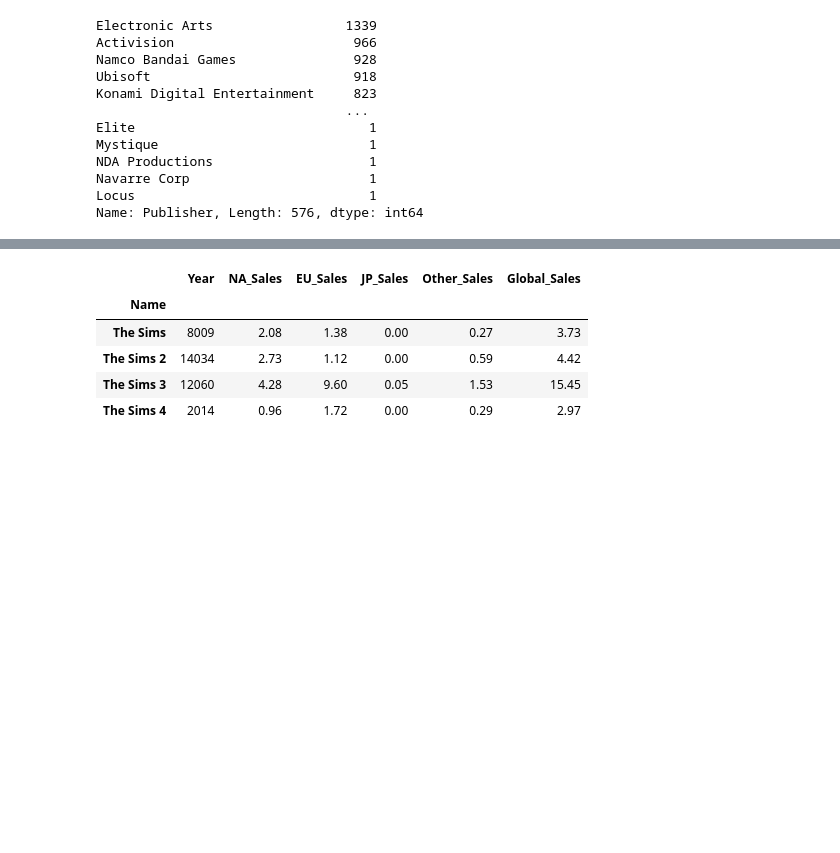
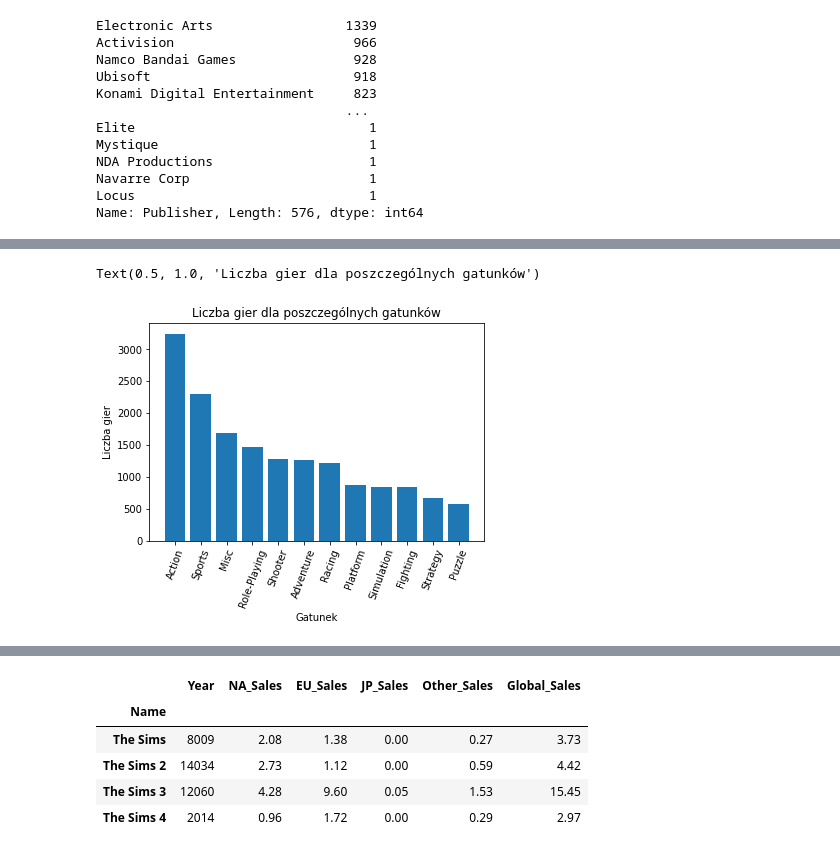
Before and after one commit to lukabr265/awd, a Jupyter notebook: projekt_awd-Copy2.ipynb, the cells around one changed output, grey strips where cells are left out. Cells and saved outputs as stored; diff of their text form; code cells hidden in the pictures; blank space fills up the shorter version.

```diff
--- a/projekt_awd-Copy2.ipynb
+++ b/projekt_awd-Copy2.ipynb
@@ -300,0 +326,11 @@ plt.bar(scat.keys(),scat.values())
+# %%
+gen = dane.Genre.value_counts()
+gen_dict = dict(gen)
+plt.bar(gen_dict.keys(),gen_dict.values())
+plt.xticks(rotation=70)
+plt.xlabel('Gatunek')
+plt.ylabel('Liczba gier')
+plt.title('Liczba gier dla poszczególnych gatunków')
+# %% [output]
+Text(0.5, 1.0, 'Liczba gier dla poszczególnych gatunków')
+[figure, added]
```
Also changed, not shown: parts of 9 cells of this notebook.
